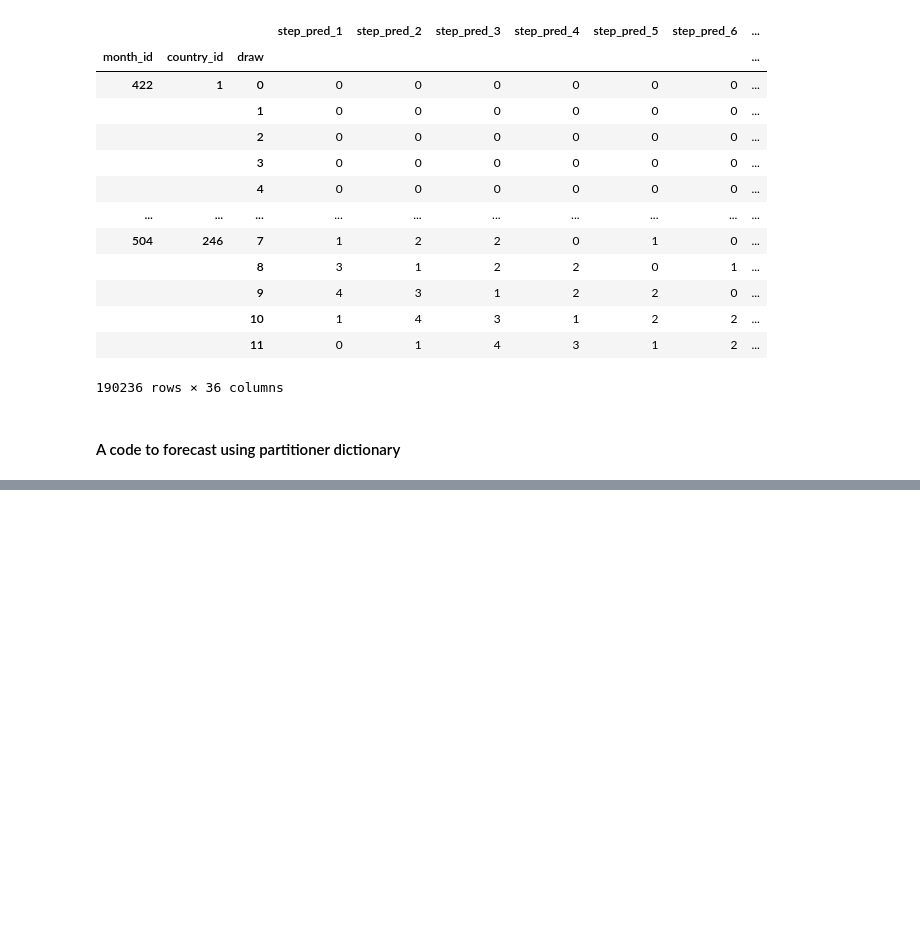
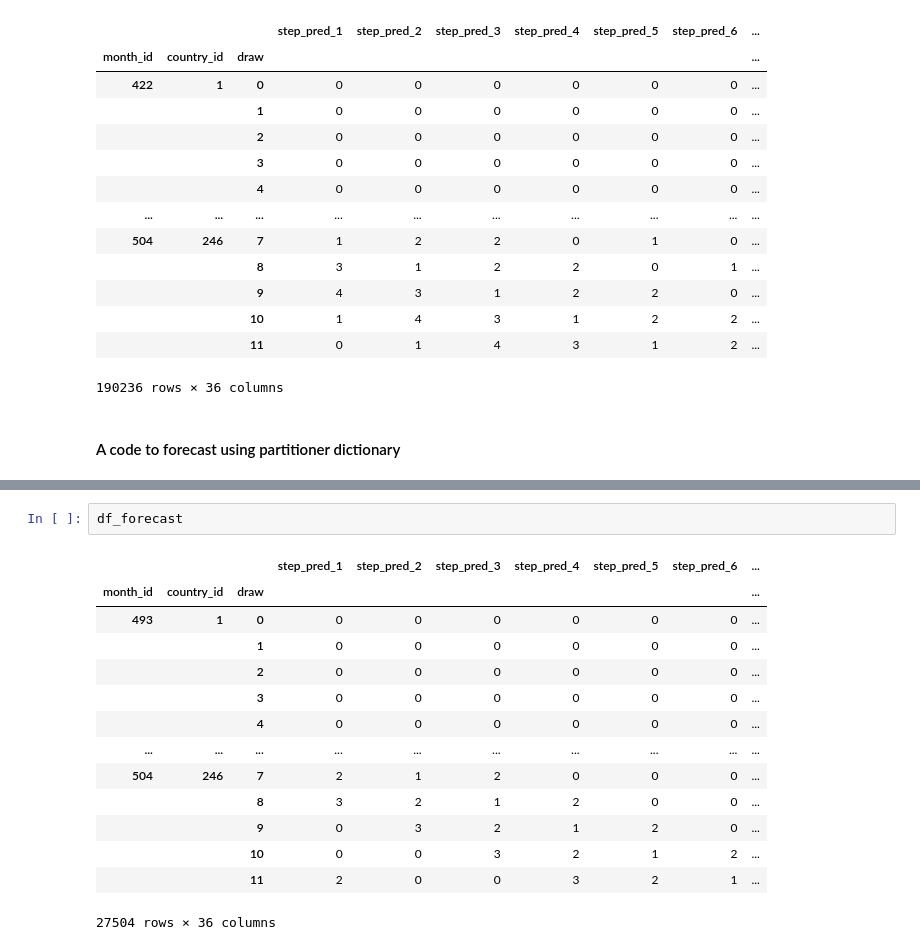
Before and after one commit to prio-data/conflictology_views_model, a Jupyter notebook: function.ipynb, the cells around one changed output, grey strips where cells are left out. Saved outputs shown, nothing was run; the diff lists cells and outputs as text; blank space fills up the shorter version.

Commit message:
a function to forecast using training last month

```diff
--- a/function.ipynb
+++ b/function.ipynb
@@ -1250,0 +1270,17 @@ def views_conflictology_forecast(start_month_of_forecast,training_period):
+# %%
+df_forecast
+# %% [output]
+|  |  |  | step_pred_1 | step_pred_2 | step_pred_3 | step_pred_4 | step_pred_5 | step_pred_6 | ... |
+| month_id | country_id | draw |  |  |  |  |  |  | ... |
+| 493 | 1 | 0 | 0 | 0 | 0 | 0 | 0 | 0 | ... |
+|  |  | 1 | 0 | 0 | 0 | 0 | 0 | 0 | ... |
+|  |  | 2 | 0 | 0 | 0 | 0 | 0 | 0 | ... |
+|  |  | 3 | 0 | 0 | 0 | 0 | 0 | 0 | ... |
+|  |  | 4 | 0 | 0 | 0 | 0 | 0 | 0 | ... |
+| ... | ... | ... | ... | ... | ... | ... | ... | ... | ... |
+| 504 | 246 | 7 | 2 | 1 | 2 | 0 | 0 | 0 | ... |
+|  |  | 8 | 3 | 2 | 1 | 2 | 0 | 0 | ... |
+|  |  | 9 | 0 | 3 | 2 | 1 | 2 | 0 | ... |
+|  |  | 10 | 0 | 0 | 3 | 2 | 1 | 2 | ... |
+|  |  | 11 | 2 | 0 | 0 | 3 | 2 | 1 | ... |
+27504 rows × 36 columns
```
Also changed, not shown: parts of 2 cells of this notebook.
